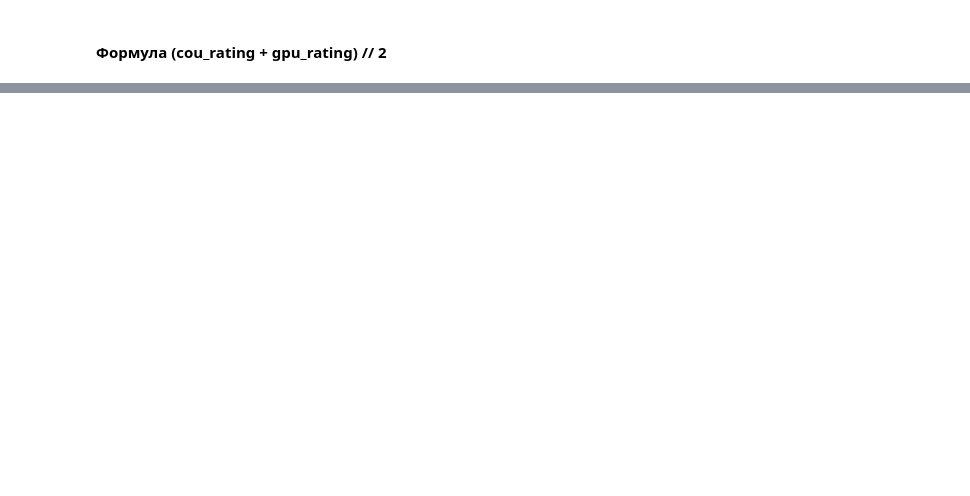
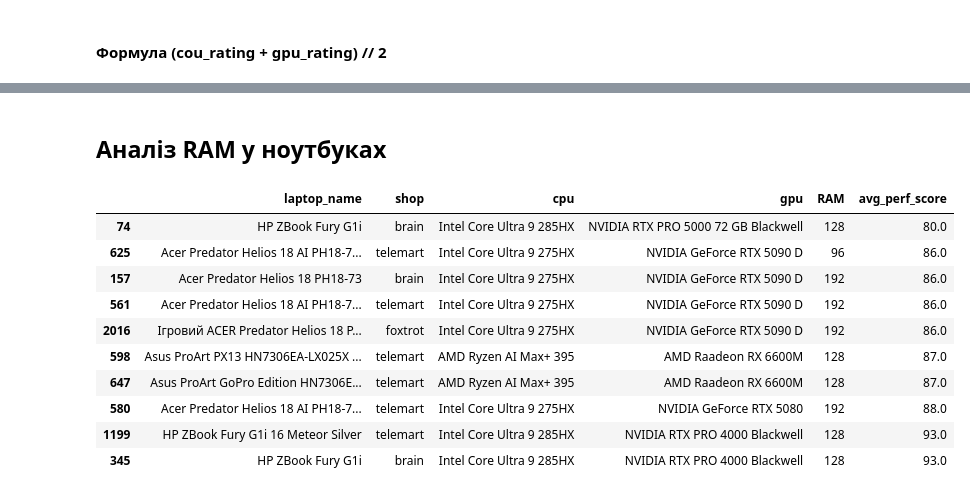
Before and after one commit to TopolyaNOT/laptop_analysis, a Jupyter notebook: test.ipynb, the cells around one changed output, grey strips where cells are left out. Saved outputs shown, nothing was run; the diff lists cells and outputs as text; code cells hidden in the pictures; blank space fills up the shorter version.

```diff
--- a/test.ipynb
+++ b/test.ipynb
@@ -216,0 +383,20 @@ laptop_rating.to_csv("laptop_rating.csv", index=False)
+# %% [markdown]
+## Аналіз RAM у ноутбуках
+# %%
+df['RAM'] = df['other'] \
+        .apply(lambda x: get_spec(x, ["Об'єм оперативної пам'яті", "Обсяг", "Об'єм ОЗП"])) \
+        .apply(lambda x: get_numetric(x)).fillna(0).astype(int)
+# %%
+df[df['RAM']>=96][['laptop_name', 'shop', 'cpu', 'gpu', 'RAM', 'avg_perf_score']].head(10)
+# %% [output]
+|  | laptop_name | shop | cpu | gpu | RAM | avg_perf_score |
+| 74 | HP ZBook Fury G1i | brain | Intel Core Ultra 9 285HX | NVIDIA RTX PRO 5000 72 GB Blackwell | 128 | 80.0 |
+| 625 | Acer Predator Helios 18 AI PH18-7... | telemart | Intel Core Ultra 9 275HX | NVIDIA GeForce RTX 5090 D | 96 | 86.0 |
+| 157 | Acer Predator Helios 18 PH18-73 | brain | Intel Core Ultra 9 275HX | NVIDIA GeForce RTX 5090 D | 192 | 86.0 |
+| 561 | Acer Predator Helios 18 AI PH18-7... | telemart | Intel Core Ultra 9 275HX | NVIDIA GeForce RTX 5090 D | 192 | 86.0 |
+| 2016 | Ігровий ACER Predator Helios 18 P... | foxtrot | Intel Core Ultra 9 275HX | NVIDIA GeForce RTX 5090 D | 192 | 86.0 |
+| 598 | Asus ProArt PX13 HN7306EA-LX025X ... | telemart | AMD Ryzen AI Max+ 395 | AMD Raadeon RX 6600M | 128 | 87.0 |
+| 647 | Asus ProArt GoPro Edition HN7306E... | telemart | AMD Ryzen AI Max+ 395 | AMD Raadeon RX 6600M | 128 | 87.0 |
+| 580 | Acer Predator Helios 18 AI PH18-7... | telemart | Intel Core Ultra 9 275HX | NVIDIA GeForce RTX 5080 | 192 | 88.0 |
+| 1199 | HP ZBook Fury G1i 16 Meteor Silver | telemart | Intel Core Ultra 9 285HX | NVIDIA RTX PRO 4000 Blackwell | 128 | 93.0 |
+| 345 | HP ZBook Fury G1i | brain | Intel Core Ultra 9 285HX | NVIDIA RTX PRO 4000 Blackwell | 128 | 93.0 |
```
Also changed, not shown: parts of 32 cells of this notebook, 1 other file.
